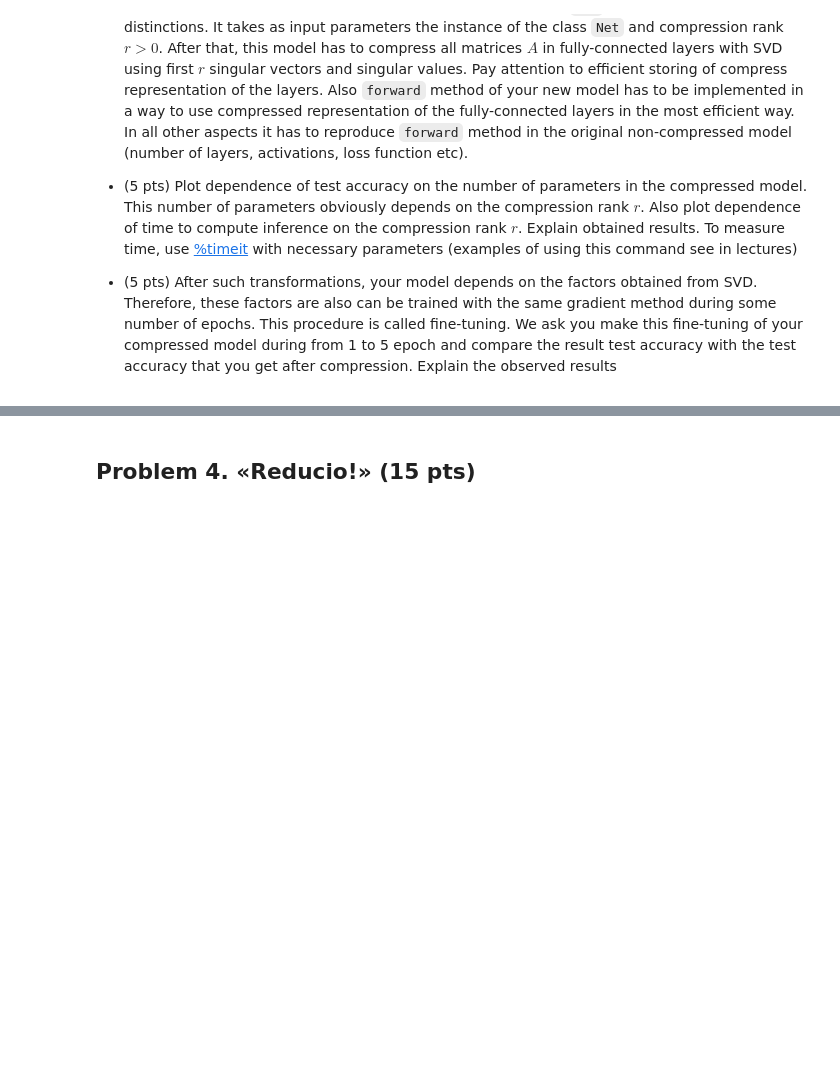
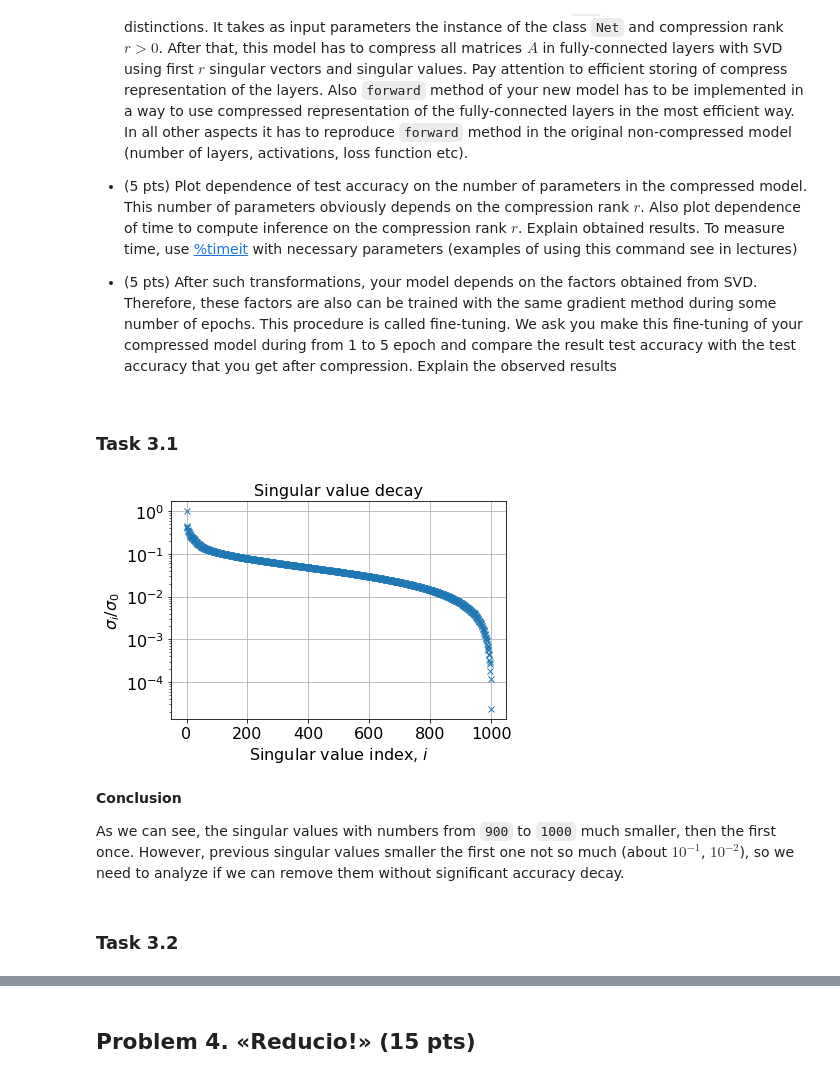
Before and after one commit to PetrMokrov/nla2020, a Jupyter notebook: hw/hw1/hw1.ipynb, the cells around one changed output, grey strips where cells are left out. Cells and saved outputs as stored; diff of their text form; code cells hidden in the pictures; blank space fills up the shorter version.

Commit message:
add third task

```diff
--- a/hw/hw1/hw1.ipynb
+++ b/hw/hw1/hw1.ipynb
@@ -559,0 +561,30 @@ To measure time, use [%timeit](https://docs.python.org/3.6/library/timeit.html)
+# %% [markdown]
+### Task 3.1
+# %%
+from copy import deepcopy
+model_copy = deepcopy(model)
+import matplotlib.pyplot as plt
+# %%
+for m in model_copy.modules():
+    if isinstance(m, nn.Linear):
+        if m.in_features == 1000 and m.out_features == 1000:
+            A = m.weight.data.cpu()
+            break
+
+U, S, V = torch.svd(A)
+plt.semilogy(S[:1000]/S[0], 'x')
+plt.ylabel(r"$\sigma_i / \sigma_0$", fontsize=16)
+plt.xlabel(r"Singular value index, $i$", fontsize=16)
+plt.grid(True)
+plt.xticks(fontsize=16)
+plt.yticks(fontsize=16)
+plt.title('Singular value decay', fontsize=16)
+plt.show()
+# %% [output]
+[figure, added]
+# %% [markdown]
+**Conclusion**
+
+As we can see, the singular values with numbers from `900` to `1000` much smaller, then the first once. However, previous singular values smaller the first one not so much (about $10^{-1}$, $10^{-2}$), so we need to analyze if we can remove them without significant accuracy decay.
+# %% [markdown]
+### Task 3.2
```
Also changed, not shown: parts of 16 cells of this notebook.
